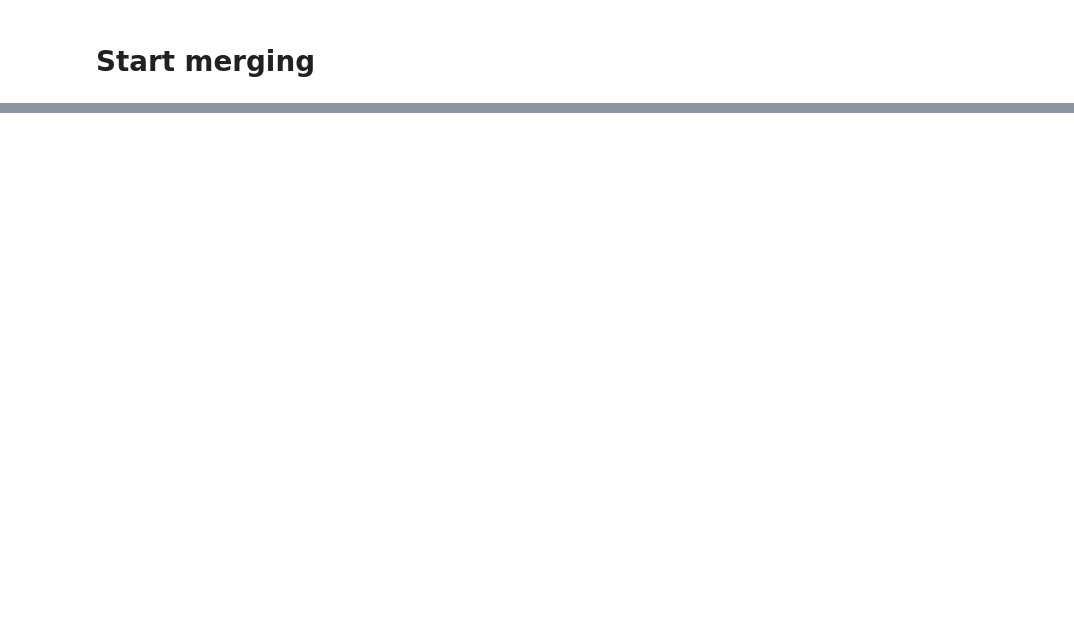
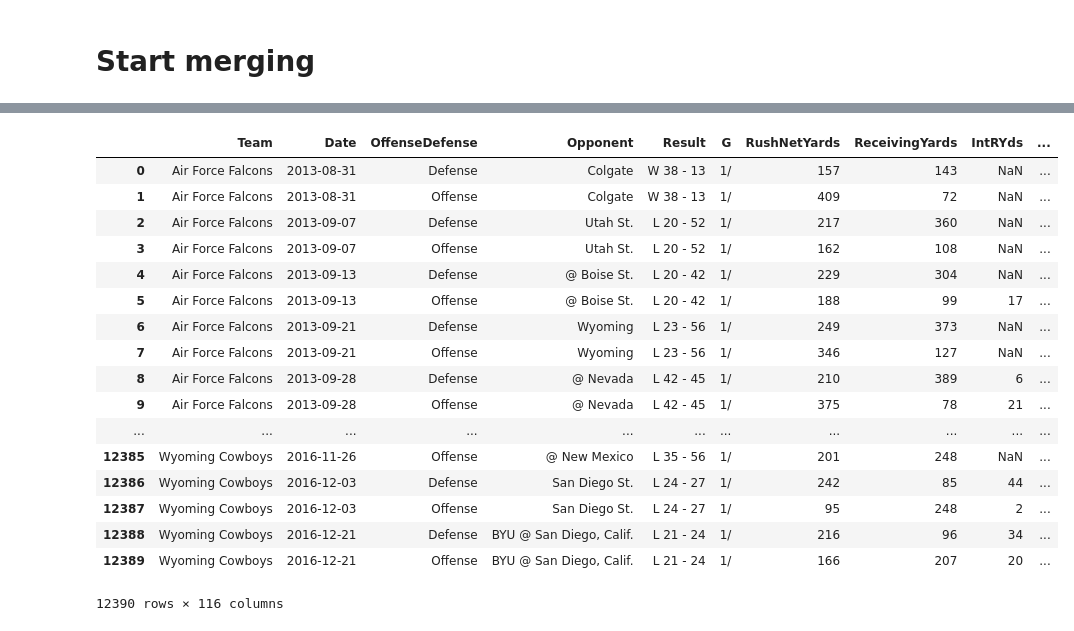
Before and after one commit to cjohns38/ncaafootball, a Jupyter notebook: StartingDataManipulation.ipynb, the cells around one changed output, grey strips where cells are left out. Saved outputs shown, nothing was run; the diff lists cells and outputs as text; code cells hidden in the pictures; blank space fills up the shorter version.

```diff
--- a/StartingDataManipulation.ipynb
+++ b/StartingDataManipulation.ipynb
@@ -236,0 +229,4 @@ set(master.index.get_level_values('Team'))
+# %%
+master.reset_index(inplace = True)
+# %%
+master['year'] = master['Date'].dt.year
@@ -236,0 +242,30 @@ set(master.index.get_level_values('Team'))
+# %%
+tmp = pd.merge(master,
+               roster_final2,
+               left_on = ['Team', 'year'],
+               right_on = ['Team', 'year'],
+               how = 'left'
+              )
+# %%
+tmp2 = pd.merge(tmp,
+
+               )
+# %% [output]
+|  | Team | Date | OffenseDefense | Opponent | Result | G | RushNetYards | ReceivingYards | IntRYds | ... |
+| 0 | Air Force Falcons | 2013-08-31 | Defense | Colgate | W 38 - 13 | 1/ | 157 | 143 | NaN | ... |
+| 1 | Air Force Falcons | 2013-08-31 | Offense | Colgate | W 38 - 13 | 1/ | 409 | 72 | NaN | ... |
+| 2 | Air Force Falcons | 2013-09-07 | Defense | Utah St. | L 20 - 52 | 1/ | 217 | 360 | NaN | ... |
+| 3 | Air Force Falcons | 2013-09-07 | Offense | Utah St. | L 20 - 52 | 1/ | 162 | 108 | NaN | ... |
+| 4 | Air Force Falcons | 2013-09-13 | Defense | @ Boise St. | L 20 - 42 | 1/ | 229 | 304 | NaN | ... |
+| 5 | Air Force Falcons | 2013-09-13 | Offense | @ Boise St. | L 20 - 42 | 1/ | 188 | 99 | 17 | ... |
+| 6 | Air Force Falcons | 2013-09-21 | Defense | Wyoming | L 23 - 56 | 1/ | 249 | 373 | NaN | ... |
+| 7 | Air Force Falcons | 2013-09-21 | Offense | Wyoming | L 23 - 56 | 1/ | 346 | 127 | NaN | ... |
+| 8 | Air Force Falcons | 2013-09-28 | Defense | @ Nevada | L 42 - 45 | 1/ | 210 | 389 | 6 | ... |
+| 9 | Air Force Falcons | 2013-09-28 | Offense | @ Nevada | L 42 - 45 | 1/ | 375 | 78 | 21 | ... |
+| ... | ... | ... | ... | ... | ... | ... | ... | ... | ... | ... |
+| 12385 | Wyoming Cowboys | 2016-11-26 | Offense | @ New Mexico | L 35 - 56 | 1/ | 201 | 248 | NaN | ... |
+| 12386 | Wyoming Cowboys | 2016-12-03 | Defense | San Diego St. | L 24 - 27 | 1/ | 242 | 85 | 44 | ... |
+| 12387 | Wyoming Cowboys | 2016-12-03 | Offense | San Diego St. | L 24 - 27 | 1/ | 95 | 248 | 2 | ... |
+| 12388 | Wyoming Cowboys | 2016-12-21 | Defense | BYU @ San Diego, Calif. | L 21 - 24 | 1/ | 216 | 96 | 34 | ... |
+| 12389 | Wyoming Cowboys | 2016-12-21 | Offense | BYU @ San Diego, Calif. | L 21 - 24 | 1/ | 166 | 207 | 20 | ... |
+12390 rows × 116 columns
```
Also changed, not shown: parts of 38 cells of this notebook.
